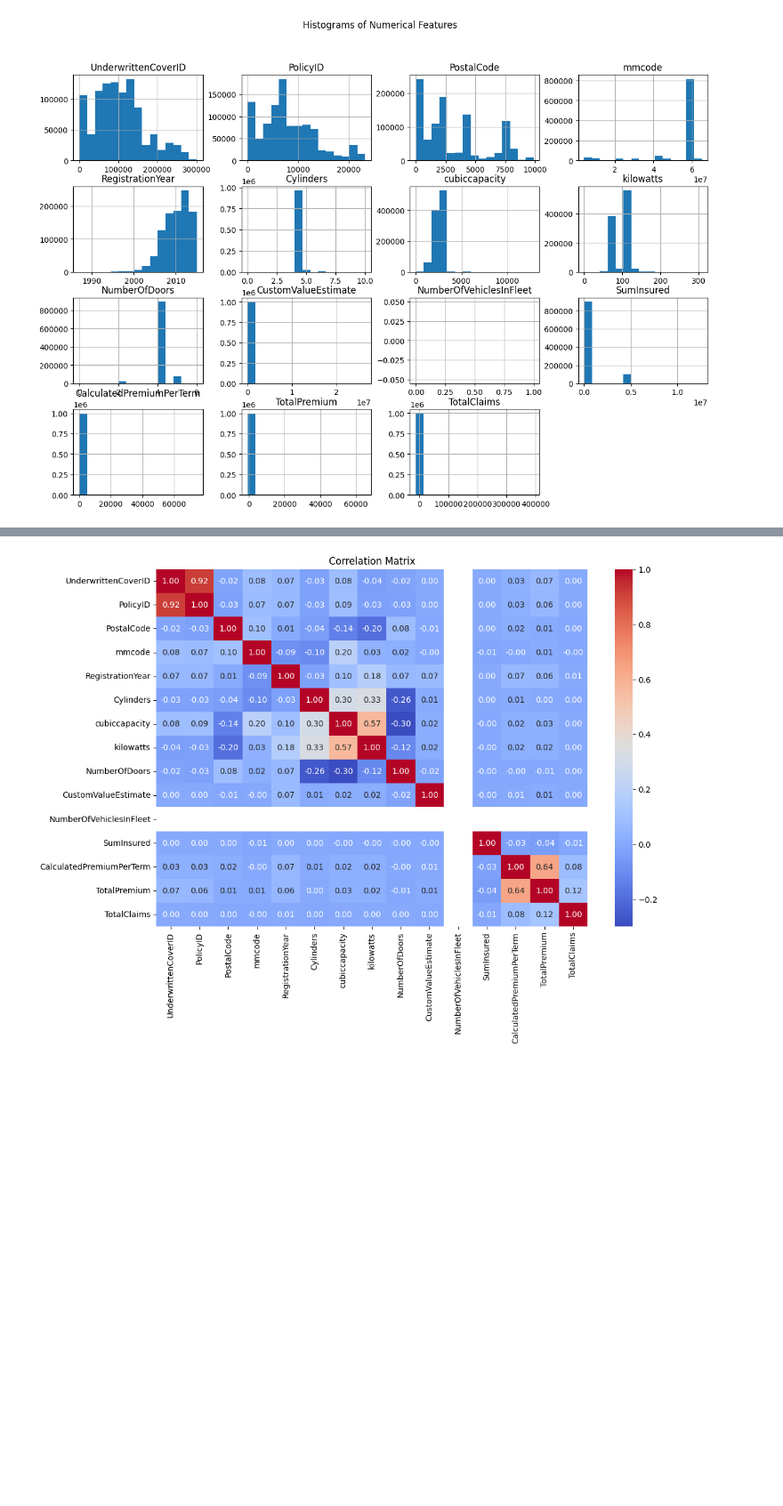
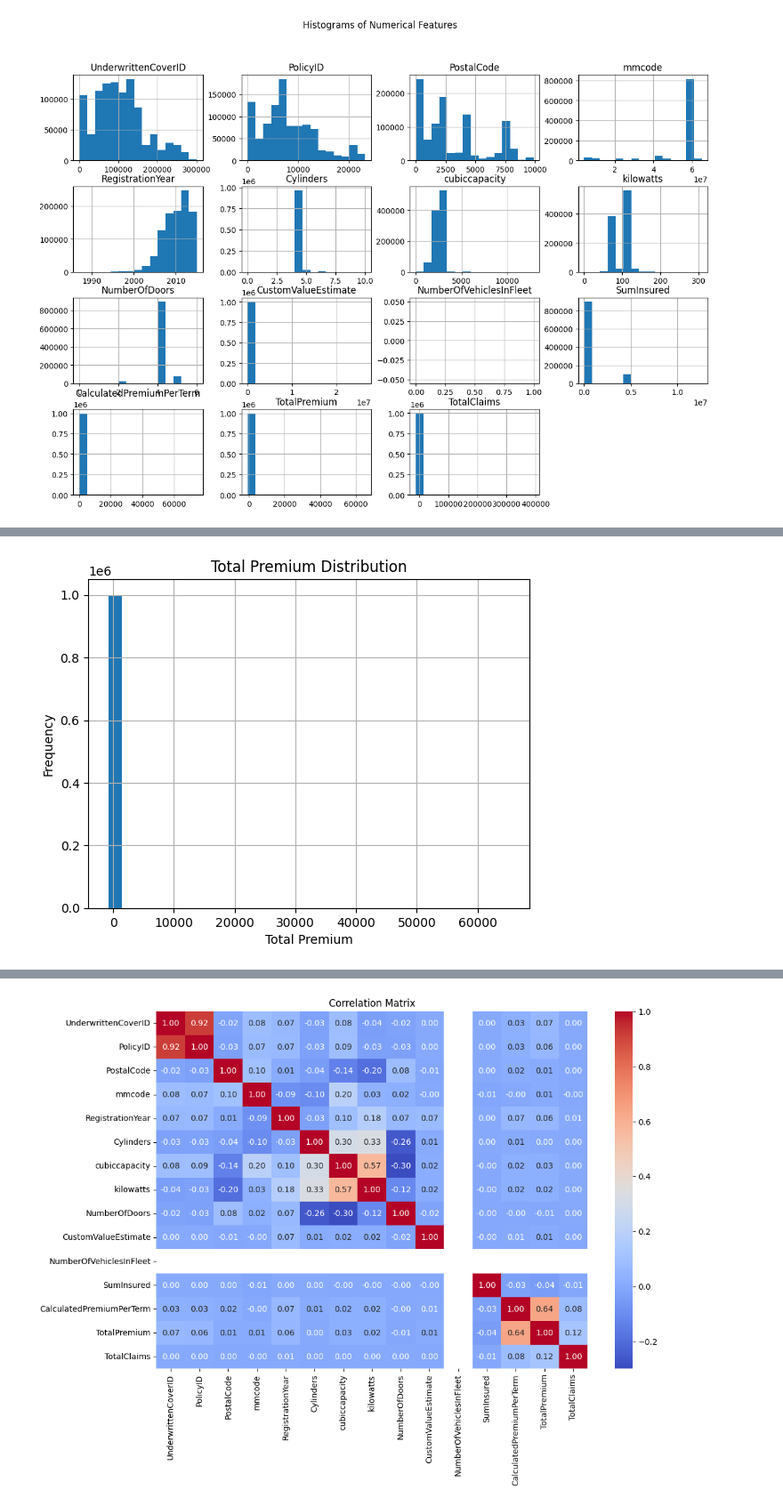
Before and after one commit to Alki45/10Acadamay-Week3, a Jupyter notebook: Week3/notebooks/Task1.ipynb, the cells around one changed output, grey strips where cells are left out. Shown at 89% size. Saved outputs shown, nothing was run; the diff lists cells and outputs as text; code cells hidden in the pictures; blank space fills up the shorter version.

```diff
--- a/Week3/notebooks/Task1.ipynb
+++ b/Week3/notebooks/Task1.ipynb
@@ -196,3 +186,12 @@ for col in categorical_cols:
+# %%
+# Histogram for numerical columns
+data['TotalPremium'].hist(bins=30)
+plt.title('Total Premium Distribution')
+plt.xlabel('Total Premium')
+plt.ylabel('Frequency')
+plt.show()
+# %% [output]
+[figure, added]
 # %%
 print(data.describe(include='all'))  # Include all data types
 # %% [output]
```
Also changed, not shown: parts of 21 cells of this notebook, 4 other files.
